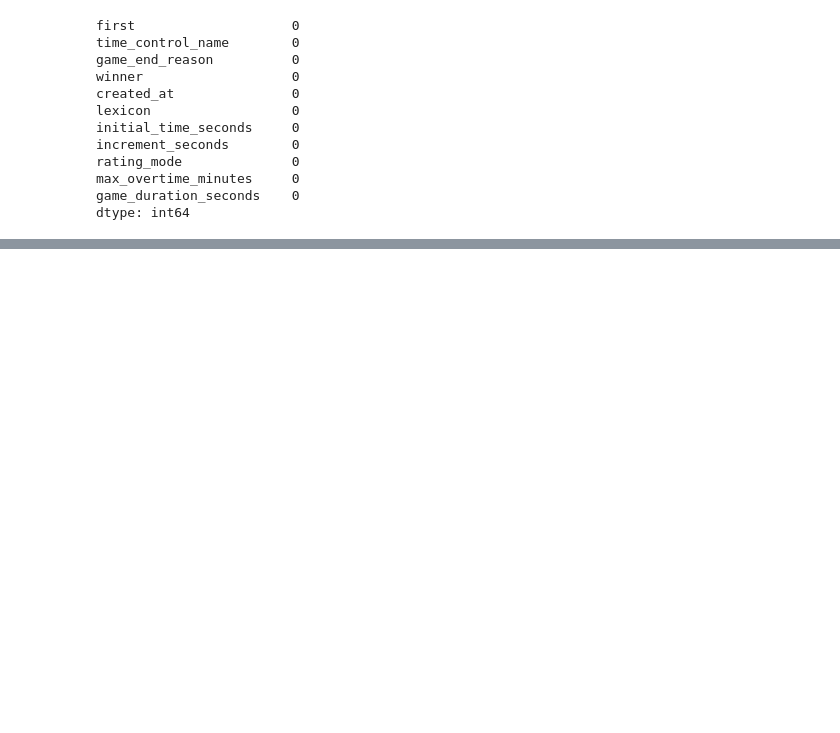
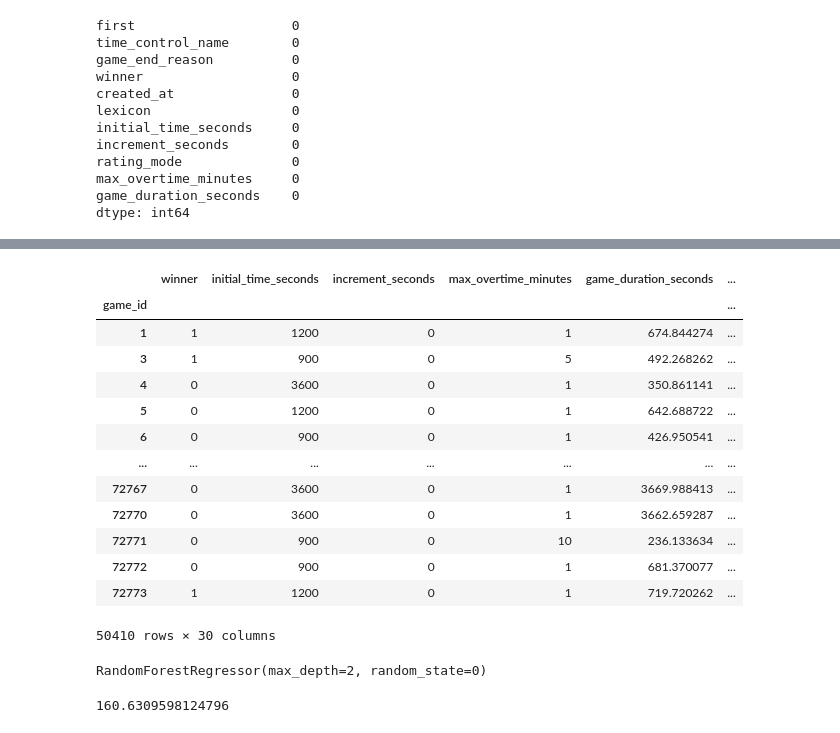
Before and after one commit to CatGuy1300/scrabble, a Jupyter notebook: notebooks/piping.ipynb, the cells around one changed output, grey strips where cells are left out. Saved outputs shown, nothing was run; the diff lists cells and outputs as text; code cells hidden in the pictures; blank space fills up the shorter version.

```diff
--- a/notebooks/piping.ipynb
+++ b/notebooks/piping.ipynb
@@ -309,0 +280,34 @@ dtype: int64
+# %%
+y = new_games['rating']
+hot_drop_pipe = Pipeline([('hot', OneHotEncoderTransformer(['time_control_name', 'game_end_reason', 'lexicon', 'rating_mode', 'bot_name'])),
+                        ('drops', NameDropperTransformer(['created_at', 'rating', 'time_control_name', 'game_end_reason', 'lexicon', 'rating_mode', 'bot_name', 'turns']))])
+
+x = hot_drop_pipe.transform(new_games)
+x
+# %% [output]
+|  | winner | initial_time_seconds | increment_seconds | max_overtime_minutes | game_duration_seconds | ... |
+| game_id |  |  |  |  |  | ... |
+| 1 | 1 | 1200 | 0 | 1 | 674.844274 | ... |
+| 3 | 1 | 900 | 0 | 5 | 492.268262 | ... |
+| 4 | 0 | 3600 | 0 | 1 | 350.861141 | ... |
+| 5 | 0 | 1200 | 0 | 1 | 642.688722 | ... |
+| 6 | 0 | 900 | 0 | 1 | 426.950541 | ... |
+| ... | ... | ... | ... | ... | ... | ... |
+| 72767 | 0 | 3600 | 0 | 1 | 3669.988413 | ... |
+| 72770 | 0 | 3600 | 0 | 1 | 3662.659287 | ... |
+| 72771 | 0 | 900 | 0 | 10 | 236.133634 | ... |
+| 72772 | 0 | 900 | 0 | 1 | 681.370077 | ... |
+| 72773 | 1 | 1200 | 0 | 1 | 719.720262 | ... |
+50410 rows × 30 columns
+# %%
+from sklearn.ensemble import RandomForestRegressor
+regr = RandomForestRegressor(max_depth=2, random_state=0)
+regr.fit(x, y)
+# %% [output]
+RandomForestRegressor(max_depth=2, random_state=0)
+# %%
+from sklearn.metrics import mean_squared_error
+y_pred = regr.predict(x)
+np.sqrt(mean_squared_error(y, y_pred))
+# %% [output]
+160.6309598124796
```
Also changed, not shown: parts of 21 cells of this notebook, 5 other files.
